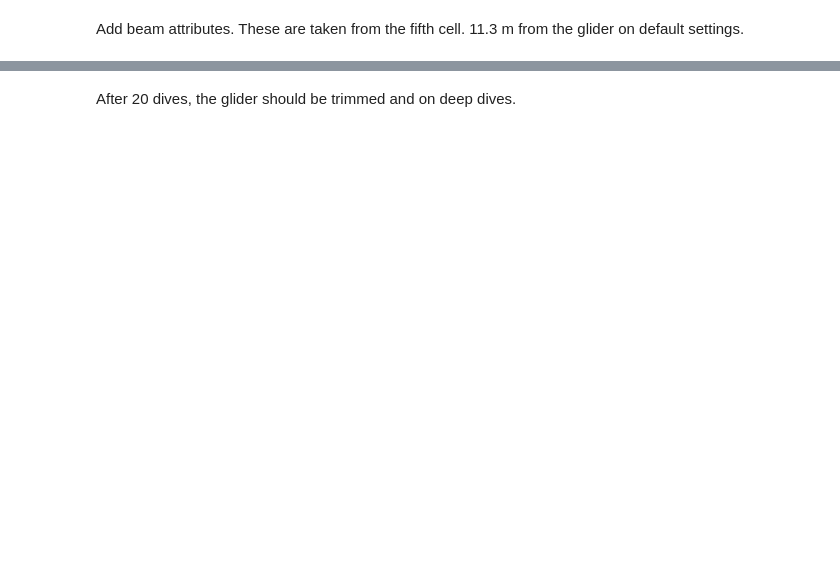
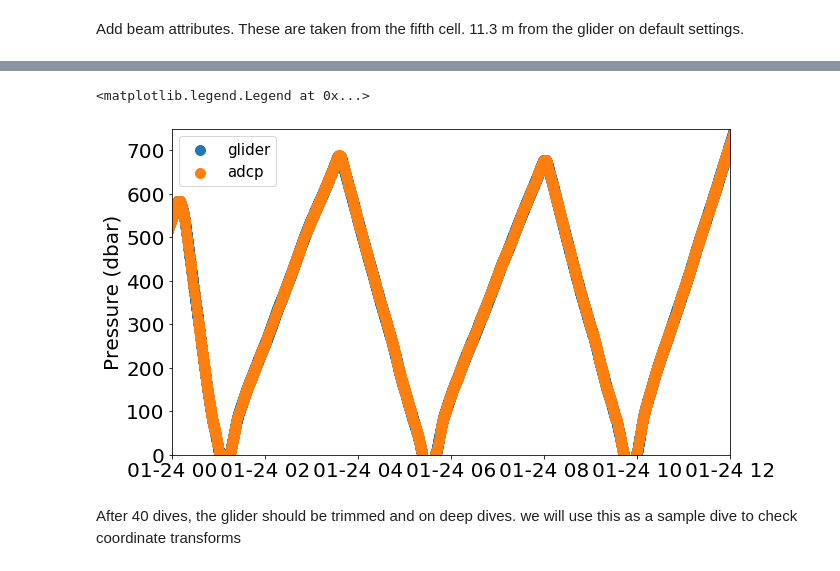
Before and after one commit to callumrollo/adcp-glider, a Jupyter notebook: notebooks/explore_data.ipynb, the cells around one changed output, grey strips where cells are left out. Saved outputs shown, nothing was run; the diff lists cells and outputs as text; code cells hidden in the pictures; blank space fills up the shorter version.

```diff
--- a/notebooks/explore_data.ipynb
+++ b/notebooks/explore_data.ipynb
@@ -37,3 +87,12 @@ beam_attrs.plot(subplots=True,figsize=(20,20),marker='o');
+# %%
+fig, ax = plt.subplots(figsize=(10,6))
+ax.scatter(glider_df.index, glider_df.pressure_gl, label='glider')
+ax.scatter(adcp_df.index, adcp_df.pressure_ad, label='adcp')
+ax.set(xlim=[datetime(2020,1,24,0), datetime(2020,1,24,12)],ylim = [0,750], ylabel='Pressure (dbar)')
+ax.legend()
+# %% [output]
+<matplotlib.legend.Legend at 0x...>
+[figure, added]
 # %% [markdown]
-After 20 dives, the glider should be trimmed and on deep dives.
+After 40 dives, the glider should be trimmed and on deep dives. we will use this as a sample dive to check coordinate transforms
 # %%
```
Also changed, not shown: parts of 35 cells of this notebook.
